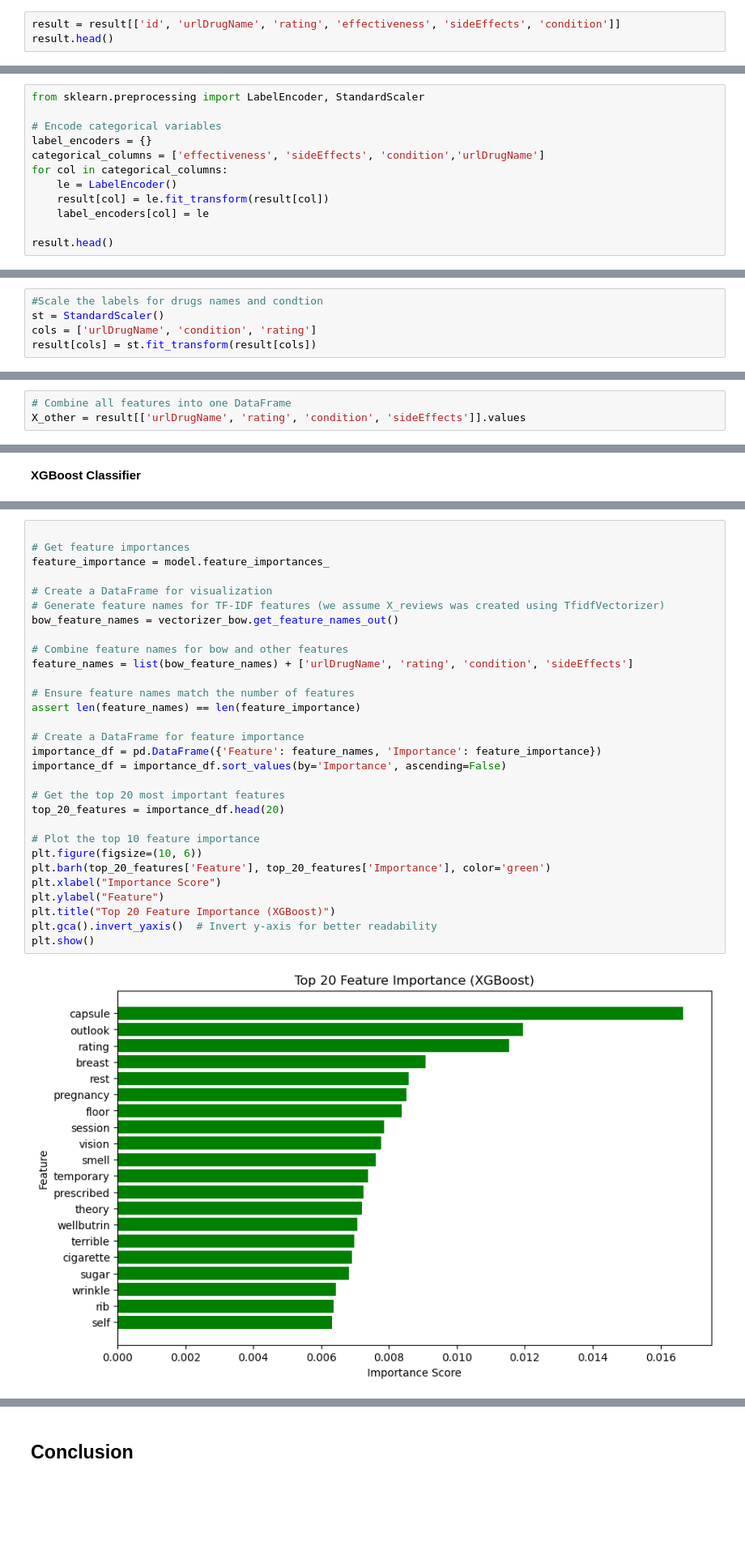
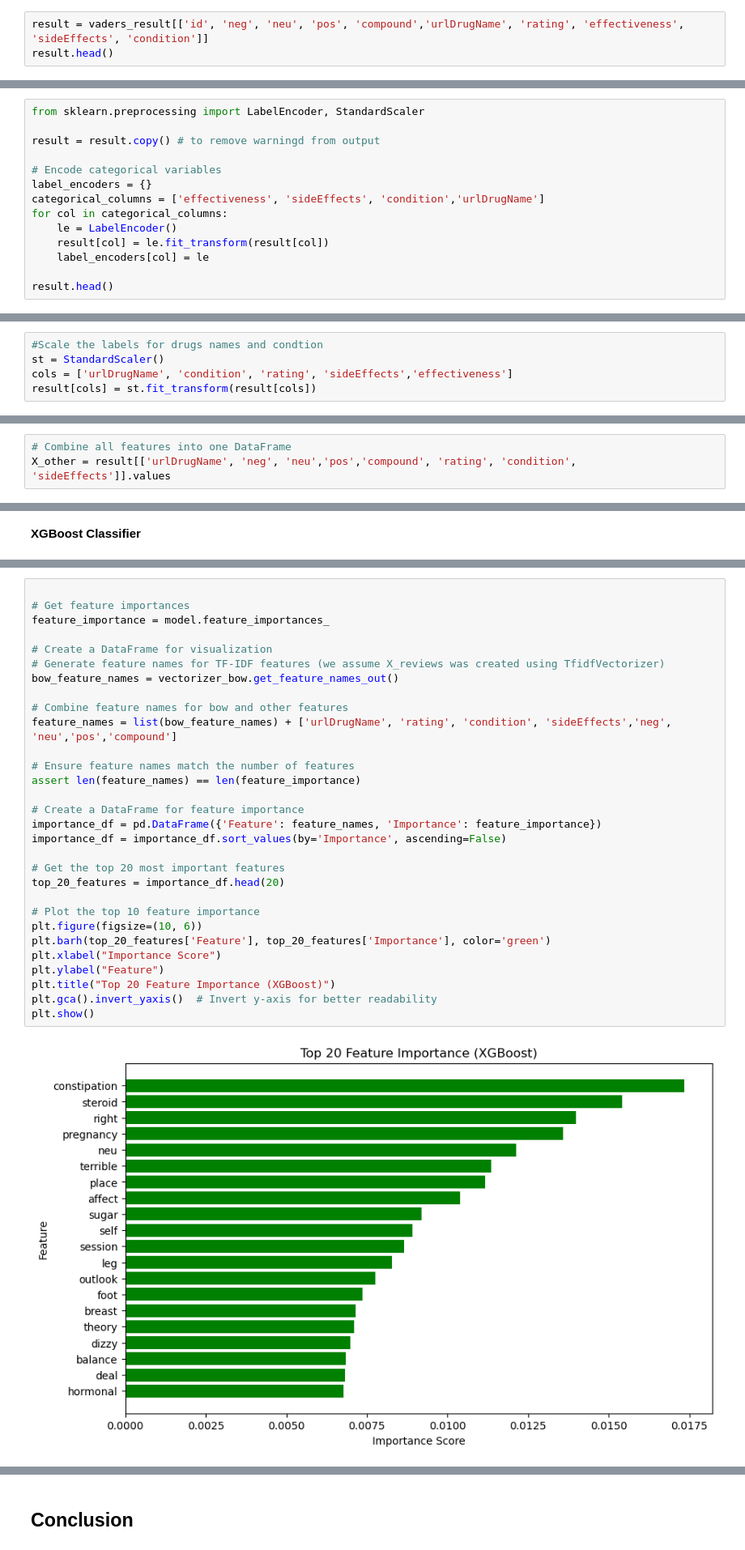
Before and after one commit to clappy203/AAI_501_Project, a Jupyter notebook: CleanCode.ipynb, the cells around one changed output, grey strips where cells are left out. Shown at 81% size. Drawn from its saved outputs; the diff is of its cells as text; blank space fills up the shorter version.

```diff
--- a/CleanCode.ipynb
+++ b/CleanCode.ipynb
@@ -681,4 +689,4 @@ X_df.tail(5)
 # %%
-result = result[['id', 'urlDrugName', 'rating', 'effectiveness', 'sideEffects', 'condition']]
+result = vaders_result[['id', 'neg', 'neu', 'pos', 'compound','urlDrugName', 'rating', 'effectiveness', 'sideEffects', 'condition']]
 result.head()
 # %% [output]
@@ -692,6 +700,8 @@ result.head()
 ##### **Encode other Categorical variables**
 # %%
 from sklearn.preprocessing import LabelEncoder, StandardScaler
+
+result = result.copy() # to remove warningd from output
 
 # Encode categorical variables
 label_encoders = {}
@@ -722,7 +732,7 @@ Standard scalar was used as our dataset has a normal distribution and standardsc
 # %%
 #Scale the labels for drugs names and condtion
 st = StandardScaler()
-cols = ['urlDrugName', 'condition', 'rating']
+cols = ['urlDrugName', 'condition', 'rating', 'sideEffects','effectiveness']
 result[cols] = st.fit_transform(result[cols])
 # %%
 result.head(5)
@@ -773,7 +783,7 @@ Using metrics like
 Combine Explanatory variable features together
 # %%
 # Combine all features into one DataFrame
-X_other = result[['urlDrugName', 'rating', 'condition', 'sideEffects']].values
+X_other = result[['urlDrugName', 'neg', 'neu','pos','compound', 'rating', 'condition', 'sideEffects']].values
 # %% [markdown]
 Create a Function for Prediction
 # %%
@@ -1003,35 +1013,35 @@ weighted avg       0.85      0.85      0.84       415
 # %%
 
 # Get feature importances
 feature_importance = model.feature_importances_
 
 # Create a DataFrame for visualization
 # Generate feature names for TF-IDF features (we assume X_reviews was created using TfidfVectorizer)
 bow_feature_names = vectorizer_bow.get_feature_names_out()
 
 # Combine feature names for bow and other features
-feature_names = list(bow_feature_names) + ['urlDrugName', 'rating', 'condition', 'sideEffects']
+feature_names = list(bow_feature_names) + ['urlDrugName', 'rating', 'condition', 'sideEffects','neg', 'neu','pos','compound']
 
 # Ensure feature names match the number of features
 assert len(feature_names) == len(feature_importance)
 
 # Create a DataFrame for feature importance
 importance_df = pd.DataFrame({'Feature': feature_names, 'Importance': feature_importance})
 importance_df = importance_df.sort_values(by='Importance', ascending=False)
 
 # Get the top 20 most important features
 top_20_features = importance_df.head(20)
 
 # Plot the top 10 feature importance
 plt.figure(figsize=(10, 6))
 plt.barh(top_20_features['Feature'], top_20_features['Importance'], color='green')
 plt.xlabel("Importance Score")
 plt.ylabel("Feature")
 plt.title("Top 20 Feature Importance (XGBoost)")
 plt.gca().invert_yaxis()  # Invert y-axis for better readability
 plt.show()
 # %% [output]
-[figure, old version]
+[figure, new version]
 # %%
 # Sort the DataFrame by 'Accuracy Score' and then 'CV Score', both in descending order
 model_df.sort_values(by=['Accuracy Score', 'CV Score'], ascending=[False, False]).reset_index(drop=True)
```
Also changed, not shown: parts of 20 cells of this notebook.
